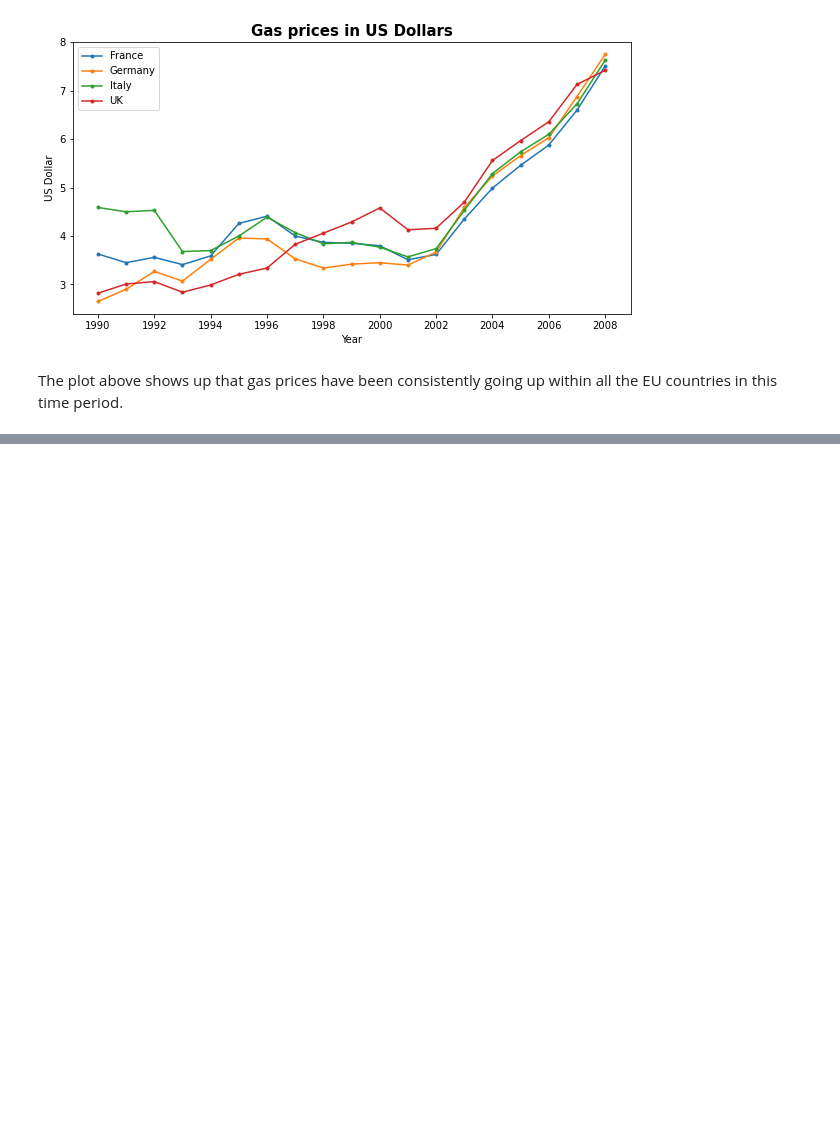
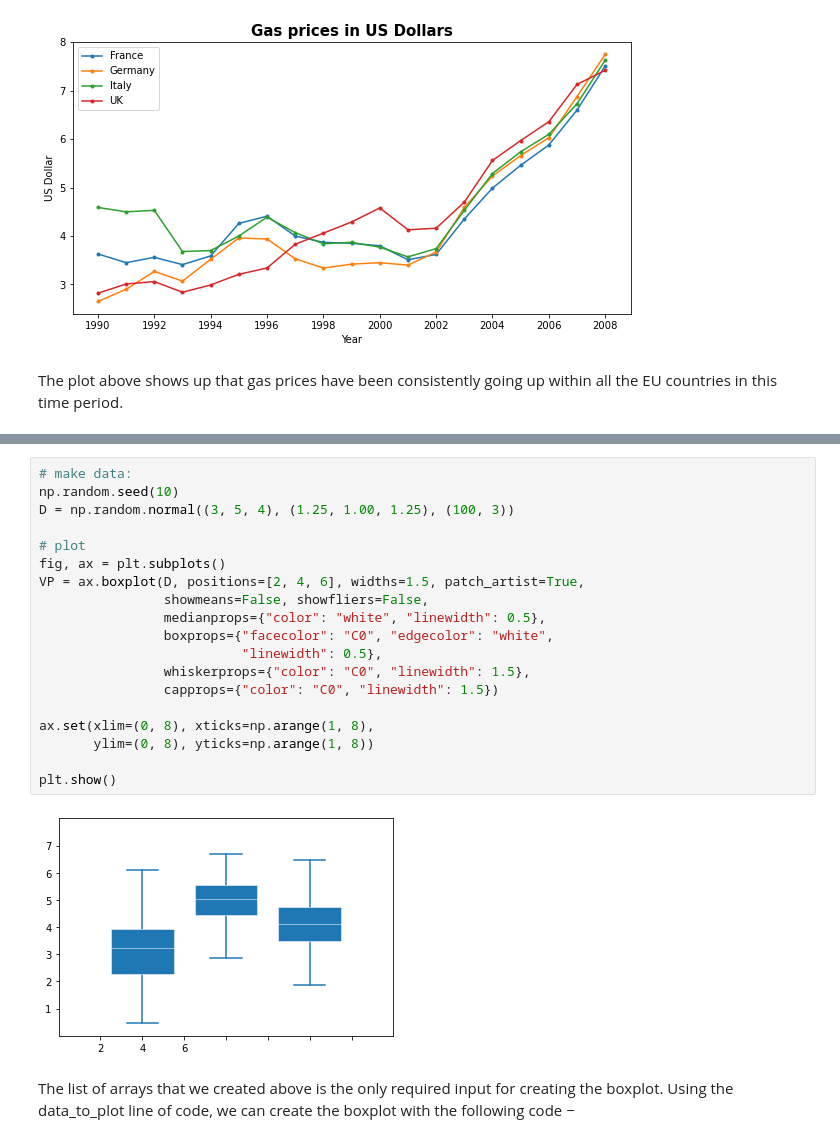
Before and after one commit to katel85/FundamentalsDA, a Jupyter notebook: pyplot.ipynb, the cells around one changed output, grey strips where cells are left out. Cells and saved outputs as stored; diff of their text form; blank space fills up the shorter version.

```diff
--- a/pyplot.ipynb
+++ b/pyplot.ipynb
@@ -279,0 +351,23 @@ The plot above shows up that gas prices have been consistently going up within a
+# %%
+# make data:
+np.random.seed(10)
+D = np.random.normal((3, 5, 4), (1.25, 1.00, 1.25), (100, 3))
+
+# plot
+fig, ax = plt.subplots()
+VP = ax.boxplot(D, positions=[2, 4, 6], widths=1.5, patch_artist=True,
+                showmeans=False, showfliers=False,
+                medianprops={"color": "white", "linewidth": 0.5},
+                boxprops={"facecolor": "C0", "edgecolor": "white",
+                          "linewidth": 0.5},
+                whiskerprops={"color": "C0", "linewidth": 1.5},
+                capprops={"color": "C0", "linewidth": 1.5})
+
+ax.set(xlim=(0, 8), xticks=np.arange(1, 8),
+       ylim=(0, 8), yticks=np.arange(1, 8))
+
+plt.show()
+# %% [output]
+[figure, added]
+# %% [markdown]
+The list of arrays that we created above is the only required input for creating the boxplot. Using the data_to_plot line of code, we can create the boxplot with the following code −
```
Also changed, not shown: parts of 12 cells of this notebook, 2 other files.
